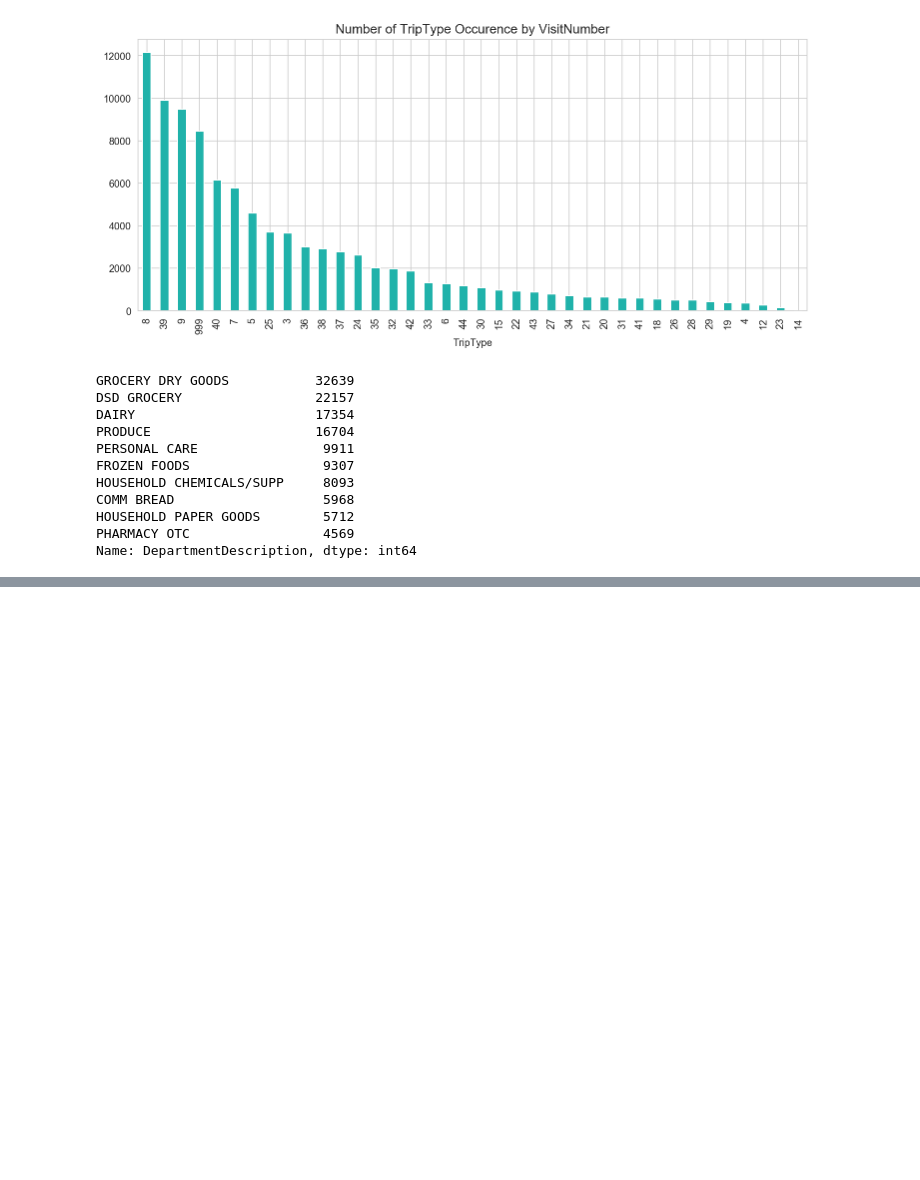
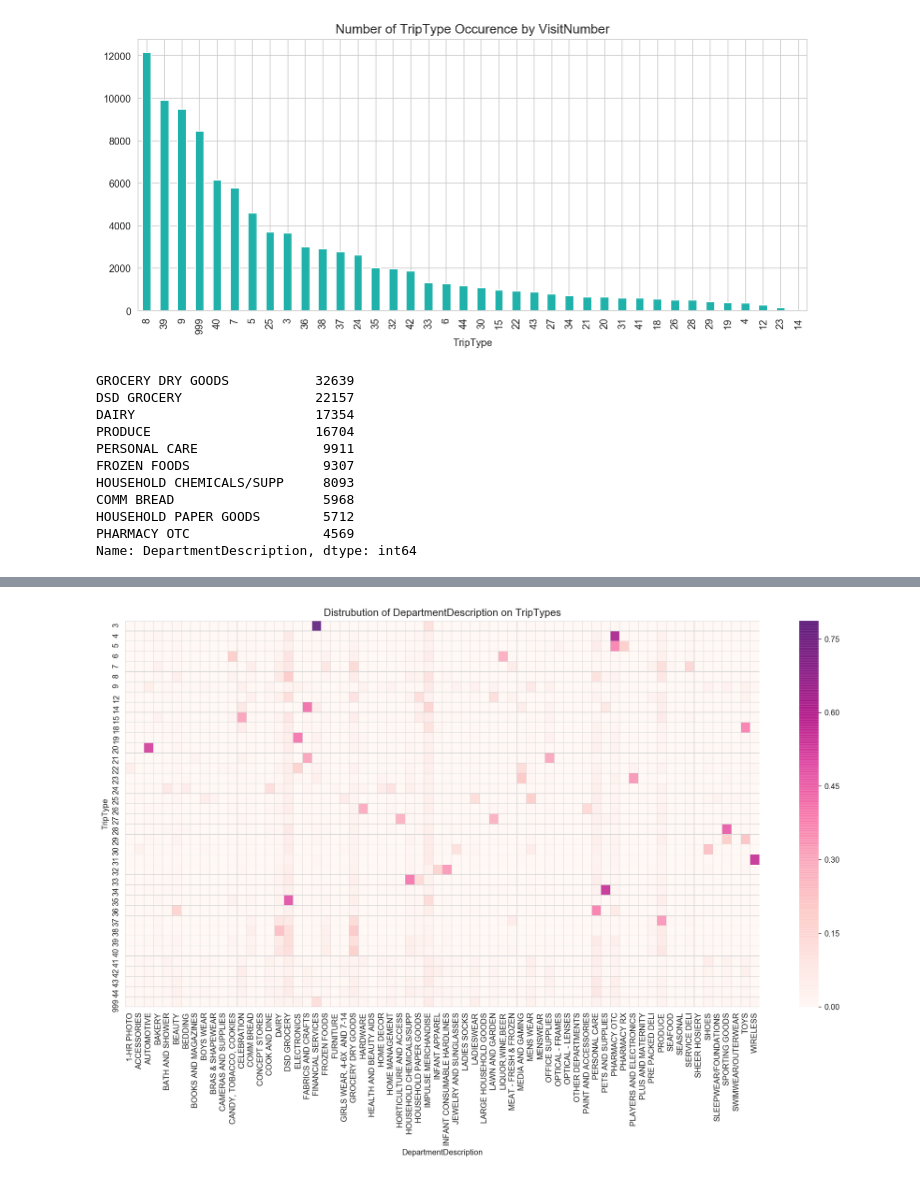
Before and after one commit to vrushit/Walmart-Recruiting-Trip-Type-Classification, a Jupyter notebook: SolutionPY.ipynb, the cells around one changed output, grey strips where cells are left out. Saved outputs shown, nothing was run; the diff lists cells and outputs as text; code cells hidden in the pictures; blank space fills up the shorter version.

```diff
--- a/SolutionPY.ipynb
+++ b/SolutionPY.ipynb
@@ -107,0 +129,13 @@ Name: DepartmentDescription, dtype: int64
+# %%
+trip_desc = pd.crosstab(train["TripType"],
+                        train["DepartmentDescription"],
+                        values=train["ScanCount"],
+                        aggfunc="count",
+                        normalize="index")
+
+plt.figure(figsize=(18, 9))
+sns.heatmap(trip_desc, linecolor="lightgrey", linewidths=0.02, cmap="RdPu", alpha=.8)
+plt.title("Distrubution of DepartmentDescription on TripTypes", fontsize=13)
+plt.show()
+# %% [output]
+[figure, added]
```
Also changed, not shown: parts of 3 cells of this notebook.
